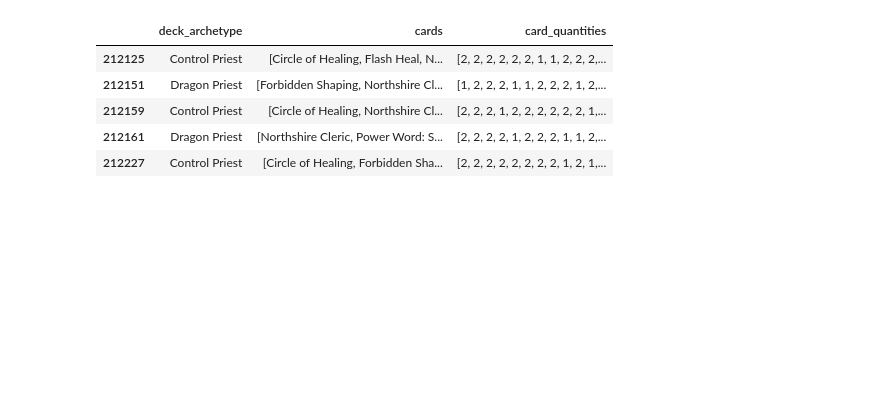
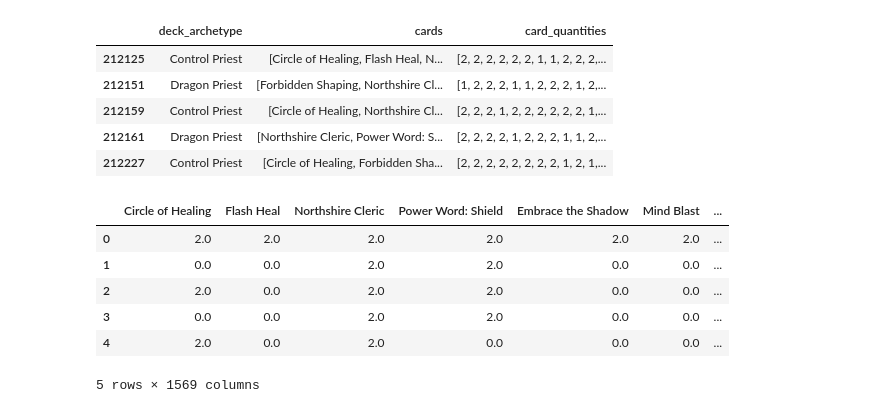
Before and after one commit to Varadiell/alyra-hearthstone-companion, a Jupyter notebook: analysis.ipynb, the cells around one changed output. Drawn from its saved outputs; the diff is of its cells as text; code cells hidden in the pictures; blank space fills up the shorter version.

```diff
--- a/analysis.ipynb
+++ b/analysis.ipynb
@@ -113,8 +113,8 @@ for column in ["title", "class", "expansion", "deck_type", "deck_archetype", "ca
     # Check if column data contains binary strings and decode
     if record_set_df[column].dtype == object: # Ensure it's an object type column
         record_set_df[column] = record_set_df[column].apply(lambda x: x.decode("utf-8") if isinstance(x, bytes) else x)
-        # Convert string representations of lists into actual lists (for 'cards')
-        if column in ["cards"]:
+        # Convert string representations of lists into actual lists (for 'cards' and 'card_quantities')
+        if column in ["cards", "card_quantities"]:
             record_set_df[column] = record_set_df[column].apply(
                 lambda x: ast.literal_eval(x) if isinstance(x, str) and x.startswith("[") else x
             )
@@ -311,3 +311,19 @@ priest_df.head()
 | 212159 | Control Priest | [Circle of Healing, Northshire Cl... | [2, 2, 2, 1, 2, 2, 2, 2, 2, 2, 1,... |
 | 212161 | Dragon Priest | [Northshire Cleric, Power Word: S... | [2, 2, 2, 2, 1, 2, 2, 2, 1, 1, 2,... |
 | 212227 | Control Priest | [Circle of Healing, Forbidden Sha... | [2, 2, 2, 2, 2, 2, 2, 2, 1, 2, 1,... |
+# %%
+# Convert card-quantity pairs into a dictionary (deck-level)
+def count_vectorize(cards, quantities):
+    return dict(zip(cards, quantities)) # Maintain full card names
+
+vectorized_df = pd.json_normalize(priest_df.apply(lambda row: count_vectorize(row['cards'], row['card_quantities']), axis=1)).fillna(0)
+
+vectorized_df.head()
+# %% [output]
+|  | Circle of Healing | Flash Heal | Northshire Cleric | Power Word: Shield | Embrace the Shadow | Mind Blast | ... |
+| 0 | 2.0 | 2.0 | 2.0 | 2.0 | 2.0 | 2.0 | ... |
+| 1 | 0.0 | 0.0 | 2.0 | 2.0 | 0.0 | 0.0 | ... |
+| 2 | 2.0 | 0.0 | 2.0 | 2.0 | 0.0 | 0.0 | ... |
+| 3 | 0.0 | 0.0 | 2.0 | 2.0 | 0.0 | 0.0 | ... |
+| 4 | 2.0 | 0.0 | 2.0 | 0.0 | 0.0 | 0.0 | ... |
+5 rows × 1569 columns
```
Also changed, not shown: parts of 1 cell of this notebook.
